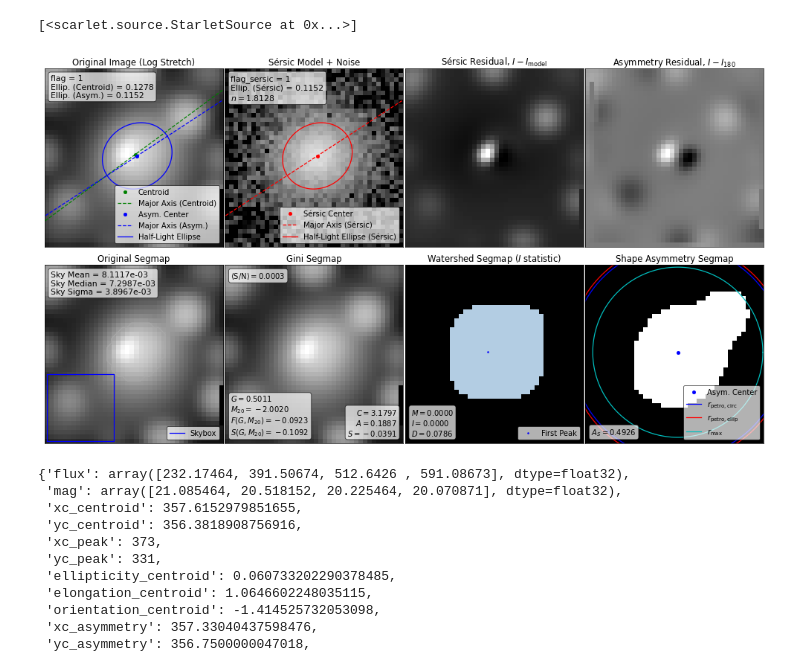
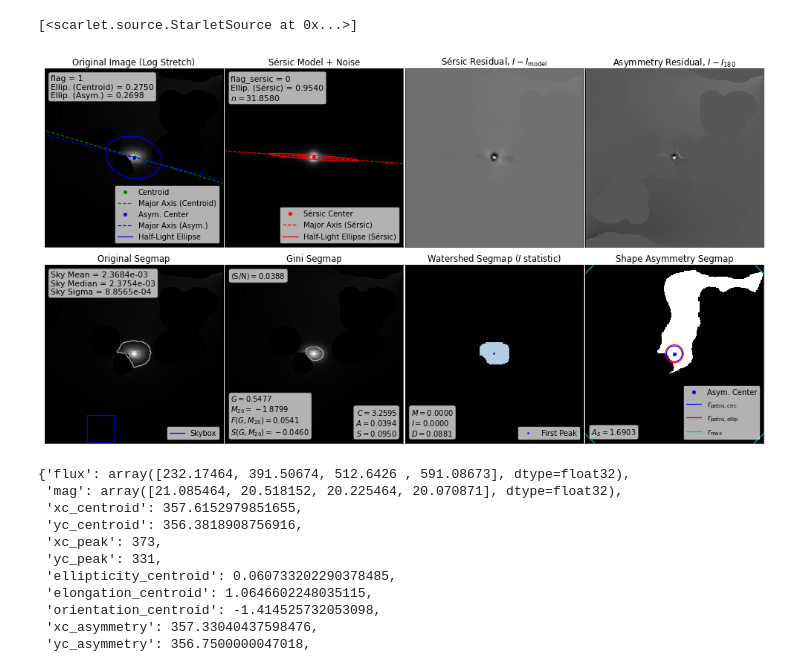
Before and after one commit to AstroJacobLi/kuaizi, a Jupyter notebook: diezi/scarlet_modeling/nsa_sample/scarlet-wavelet-NSA-LSBG-detail.ipynb, the cells around one changed output. Drawn from its saved outputs; the diff is of its cells as text; code cells hidden in the pictures.

```diff
--- a/diezi/scarlet_modeling/nsa_sample/scarlet-wavelet-NSA-LSBG-detail.ipynb
+++ b/diezi/scarlet_modeling/nsa_sample/scarlet-wavelet-NSA-LSBG-detail.ipynb
@@ -165,0 +166,19 @@ cen_obj_coord = SkyCoord(cen_obj['ra'], cen_obj['dec'], unit='deg')
+# %%
+obj_cat_ori, segmap_ori, bg_rms = kz.detection.makeCatalog(
+    [data],
+    lvl=2, # a.k.a., "sigma"
+    mask=msk_star_ori,
+    method='vanilla',
+    convolve=True,
+    conv_radius=10,
+    match_gaia=False,
+    show_fig=show_figure,
+    visual_gaia=False,
+    b=80,
+    f=3,
+    pixel_scale=pixel_scale,
+    minarea=20,
+    deblend_nthresh=48,
+    deblend_cont=first_dblend_cont,  # 0.01, 0.05, 0.07, I changed it to 0.1
+    sky_subtract=True,
+    logger=logger)
@@ -729,7 +780,7 @@ if bright:
     e_rel_list = [5e-4, 1e-5]  # otherwise it will take forever....
     n_iter = 100
 else:
-    e_rel_list = [5e-4, 1e-5, 5e-5, 1e-6]
+    e_rel_list = [5e-4, 5e-5, 1e-5, 1e-6]
     n_iter = 150
 
 blend.fit(n_iter, 1e-4)
@@ -989,14 +1052,20 @@ display_single(segmap, cmap=SEG_CMAP, scale='linear');
 blend.sources[:1]
 # %% [output]
 [<scarlet.source.StarletSource at 0x...>]
+# %%
+with open(f"./Model/NSA/nsa-13809-trained-model-wavelet.df", "rb") as fp:
+    blend, info, mask = dill.load(fp)
+    fp.close()
+# %%
+observation = blend.observations[0]
 # %%
 measurement, morph = kz.measure.makeMeasurement(blend.sources[:1], observation,
-                                                aggr_mask=footprint.astype(bool),
+                                                aggr_mask=mask.astype(bool),
                                                 sigma=1,
                                          zeropoint=27.0, out_prefix=None,
                                          show_fig=True, asinh_a=0.02, framealpha=0.7)
 # %% [output]
-[figure, old version]
+[figure, new version]
 # %%
 measurement
 # %% [output]
```
Also changed, not shown: parts of 25 cells of this notebook, 6 other files.
